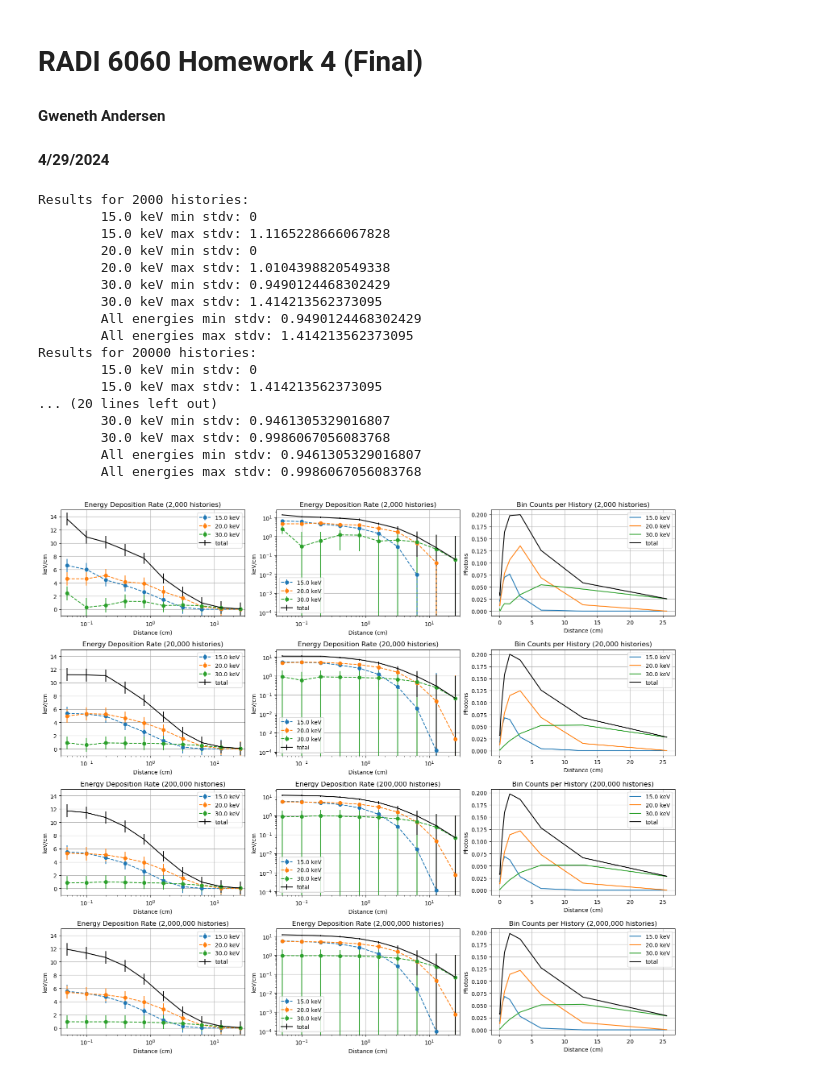
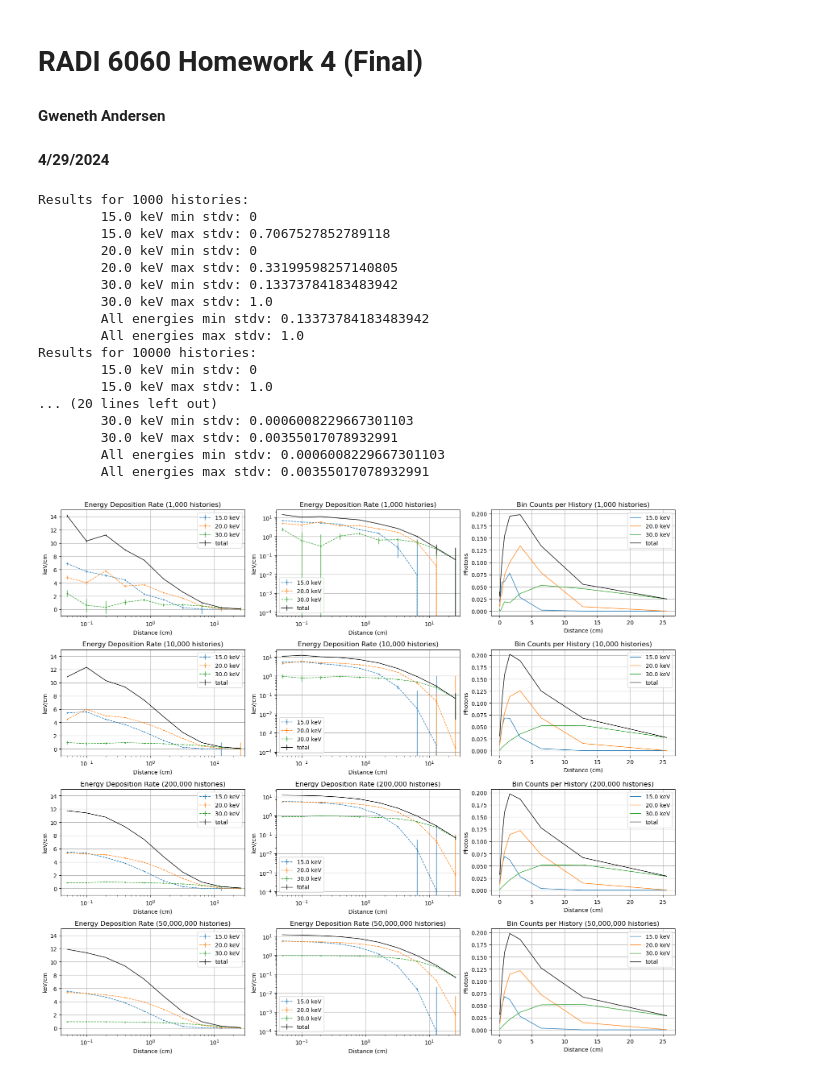
Before and after one commit to gwenethgray/RADI-6060, a Jupyter notebook: Homework 4/Homework 4.ipynb, the cells around one changed output. Saved outputs shown, nothing was run; the diff lists cells and outputs as text; code cells hidden in the pictures.

```diff
--- a/Homework 4/Homework 4.ipynb
+++ b/Homework 4/Homework 4.ipynb
@@ -115,9 +115,9 @@ class Simulator():
                 bin_mean = bin_total / N_histories
                 variance = (1 / (N_histories - 1)) * (
                     sum([
-                        count * (E_**2 - (N_histories * bin_mean**2)) for E_, count in E_counts.items()
+                        count * (E_ - bin_mean)**2 for E_, count in E_counts.items()
                     ])
-                    + (N_histories - score['count']) * (N_histories * bin_mean**2) # all histories with no event
+                    + (N_histories - score['count']) * (bin_mean**2) # all histories with no event
                 )
                 unc.append(variance) # append the variance for this bin
             return unc
@@ -128,8 +128,8 @@ class Simulator():
                 E_count = E_bin_total / E # count for this energy in this bin
                 E_bin_mean = E_bin_total / N_histories
                 variance = (1 / (N_histories - 1)) * (
-                    E_count * (E**2 - (N_histories * E_bin_mean**2))
-                    + (N_histories - E_count) * (N_histories * E_bin_mean**2) # all histories with no event or different energy event
+                    E_count * (E - E_bin_mean)**2
+                    + (N_histories - E_count) * (E_bin_mean**2) # all histories with no event or different energy event
                 )
                 unc.append(variance) # record variance for this bin
             return unc
@@ -143,7 +143,6 @@ class Simulator():
             for i, score in enumerate(self.bin_scores.values()):
                 bin_total = sum(score['energy'].values())
                 bin_mean = bin_total / N_histories
-                #std_ = math.sqrt(unc[i] / N_histories) # not normalized
                 std_ = math.sqrt(unc[i] / N_histories) / bin_mean if bin_mean != 0 else 0 # normalize to bin mean
                 std.append(std_)
             return std
@@ -153,7 +152,6 @@ class Simulator():
             for i, score in enumerate(self.bin_scores.values()):
                 E_bin_total = score['energy'][E]
                 E_bin_mean = E_bin_total / N_histories
-                #std_ = math.sqrt(unc[i] / N_histories) # not normalized
                 std_ = math.sqrt(unc[i] / N_histories) / E_bin_mean if E_bin_mean != 0 else 0 # normalize to bin mean
                 std.append(std_)
             return std
@@ -171,7 +169,7 @@ axs = [a[0] for a in ax]
 axslog = [a[1] for a in ax]
 axsexp = [a[2] for a in ax]
 
-for j, N in enumerate([2*10**3, 2*10**4, 2*10**5, 2*10**6]):
+for j, N in enumerate([1*10**3, 1*10**4, 2*10**5, 5*10**7]):
     print("Results for {} histories:".format(N))
     sim = Simulator(water, MCG)
     sim.simulate(N_histories=N, x=x)
@@ -183,59 +181,59 @@ for j, N in enumerate([2*10**3, 2*10**4, 2*10**5, 2*10**6]):
         print("\t{} keV max stdv: {}".format(E, max(std)))
         for i in range(len(d_total)):
             d_total[i] += d[i]
-        axs[j].errorbar(x, d, yerr=std, linestyle='--', marker='o', label="{} keV".format(E))
-        axslog[j].errorbar(x, d, yerr=std, linestyle='--', marker='o', label="{} keV".format(E))
-        axsexp[j].plot(x, [score['energy'][E]/(E*N) for score in sim.bin_scores.values()], linestyle='-', label="{} keV".format(E))
+        axs[j].errorbar(x, d, yerr=std, linestyle='--', markersize=1, lw=1, marker='o', label="{} keV".format(E))
+        axslog[j].errorbar(x, d, yerr=std, linestyle='--', markersize=1, lw=1, marker='o', label="{} keV".format(E))
+        axsexp[j].plot(x, [score['energy'][E]/(E*N) for score in sim.bin_scores.values()], linestyle='-', lw=1, label="{} keV".format(E))
 
     std_total = sim.computeRelativeStandardDeviations(N, total=True)
     print("\tAll energies min stdv: {}".format(min(std)))
     print("\tAll energies max stdv: {}".format(max(std)))
-    axs[j].errorbar(x, d_total, yerr=std_total, linestyle='-', color="k", label="total")
-    axslog[j].errorbar(x, d_total, yerr=std_total, linestyle='-', color="k", label="total")
-    axsexp[j].plot(x, [score['count']/N for score in sim.bin_scores.values()], linestyle='-', color="k", label="total")
+    axs[j].errorbar(x, d_total, yerr=std_total, linestyle='-', markersize=1, lw=1, color="k", label="total")
+    axslog[j].errorbar(x, d_total, yerr=std_total, linestyle='-', markersize=1, lw=1, color="k", label="total")
+    axsexp[j].plot(x, [score['count']/N for score in sim.bin_scores.values()], linestyle='-', lw=1, color="k", label="total")
 
     axs[j].set_xscale(LogScale("x", base=10))
     axslog[j].set_xscale(LogScale("x", base=10))
     axs[j].set_xlim(5**-2, 30)
     axslog[j].set_xlim(5**-2, 30)
     axs[j].set_ylim(-1, 15)
     axslog[j].set_yscale(LogScale("y", base=10))
     axslog[j].set_ylim(5**-6, 5**2)
     axs[j].set_xlabel("Distance (cm)")
     axslog[j].set_xlabel("Distance (cm)")
     axsexp[j].set_xlabel("Distance (cm)")
     axs[j].set_ylabel("keV/cm")
     axslog[j].set_ylabel("keV/cm")
     axsexp[j].set_ylabel("Photons")
     axs[j].set_title("Energy Deposition Rate ({:,} histories)".format(N))
     axslog[j].set_title("Energy Deposition Rate ({:,} histories)".format(N))
     axsexp[j].set_title("Bin Counts per History ({:,} histories)".format(N))
     axs[j].legend(loc='upper right')
     axslog[j].legend(loc='lower left')
     axsexp[j].legend(loc='upper right')
     axs[j].grid()
     axslog[j].grid()
     axsexp[j].grid()
 
 fig.tight_layout()
 plt.savefig("hw4_plots.png")
 plt.show()
 # %% [output]
-Results for 2000 histories:
+Results for 1000 histories:
         15.0 keV min stdv: 0
-        15.0 keV max stdv: 1.1165228666067828
+        15.0 keV max stdv: 0.7067527852789118
         20.0 keV min stdv: 0
-        20.0 keV max stdv: 1.0104398820549338
-        30.0 keV min stdv: 0.9490124468302429
-        30.0 keV max stdv: 1.414213562373095
-        All energies min stdv: 0.9490124468302429
-        All energies max stdv: 1.414213562373095
-Results for 20000 histories:
+        20.0 keV max stdv: 0.33199598257140805
+        30.0 keV min stdv: 0.13373784183483942
+        30.0 keV max stdv: 1.0
+        All energies min stdv: 0.13373784183483942
+        All energies max stdv: 1.0
+Results for 10000 histories:
         15.0 keV min stdv: 0
-        15.0 keV max stdv: 1.414213562373095
+        15.0 keV max stdv: 1.0
 ... (20 lines left out)
-        30.0 keV min stdv: 0.9461305329016807
-        30.0 keV max stdv: 0.9986067056083768
-        All energies min stdv: 0.9461305329016807
-        All energies max stdv: 0.9986067056083768
+        30.0 keV min stdv: 0.0006008229667301103
+        30.0 keV max stdv: 0.00355017078932991
+        All energies min stdv: 0.0006008229667301103
+        All energies max stdv: 0.00355017078932991
-[figure, old version]
+[figure, new version]
```
Also changed, not shown: 1 other file.
